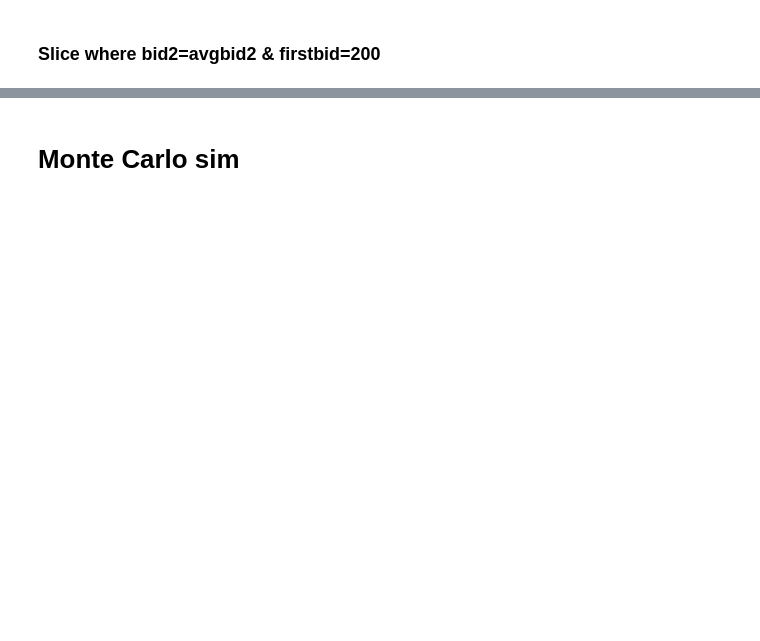
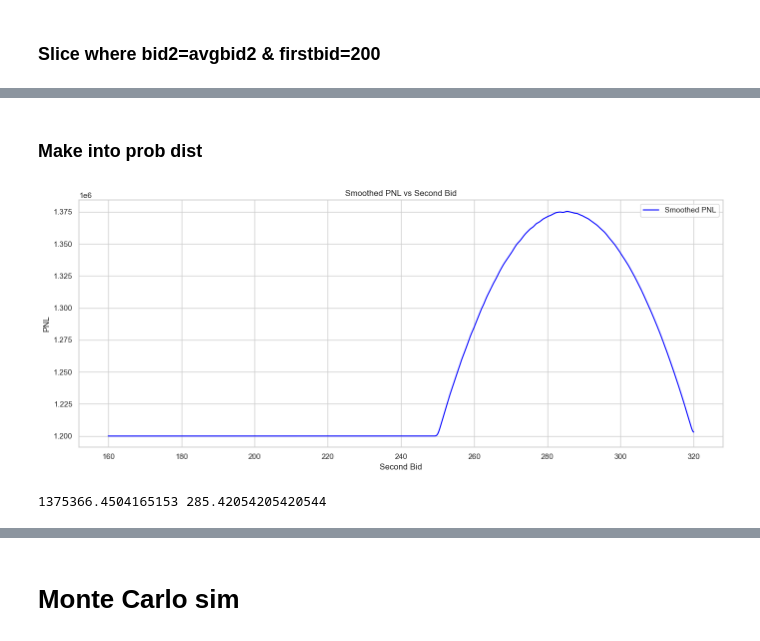
Before and after one commit to chrispyroberts/imc-prosperity-3, a Jupyter notebook: ROUND 3/manualn.ipynb, the cells around one changed output, grey strips where cells are left out. Drawn from its saved outputs; the diff is of its cells as text; code cells hidden in the pictures; blank space fills up the shorter version.

```diff
--- a/ROUND 3/manualn.ipynb
+++ b/ROUND 3/manualn.ipynb
@@ -237,0 +293,26 @@ plt.show()
+# %% [markdown]
+### Make into prob dist
+# %%
+from scipy.ndimage import gaussian_filter1d
+# === Smoothing PNL Curve ===
+smoothed_pnl = gaussian_filter1d(df_results_2_opt["Total PNL"], sigma=25)
+
+# === Plot PNL vs Second Bid ===
+plt.figure(figsize=(14, 6))
+plt.plot(df_results_2_opt["second_bid"], smoothed_pnl, color='blue', label='Smoothed PNL')
+plt.title("Smoothed PNL vs Second Bid")
+plt.xlabel("Second Bid")
+plt.ylabel("PNL")
+plt.grid(True)
+plt.legend()
+plt.tight_layout()
+plt.show()
+
+max_index = np.argmax(smoothed_pnl)
+best_second_bid = df_results_2_opt["second_bid"].iloc[max_index]
+best_pnl = smoothed_pnl[max_index]
+
+print(best_pnl, best_second_bid)
+# %% [output]
+[figure, added]
+1375366.4504165153 285.42054205420544
```
Also changed, not shown: parts of 10 cells of this notebook.
